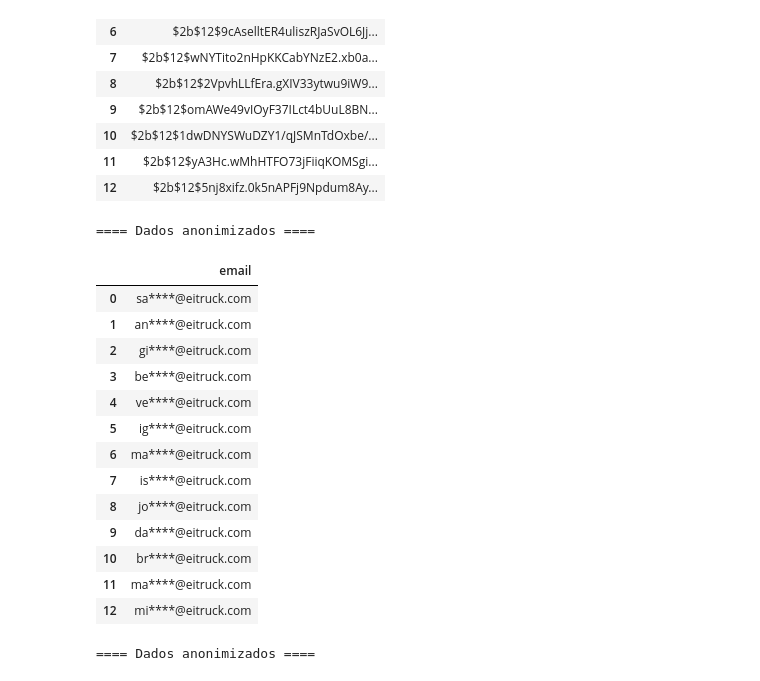
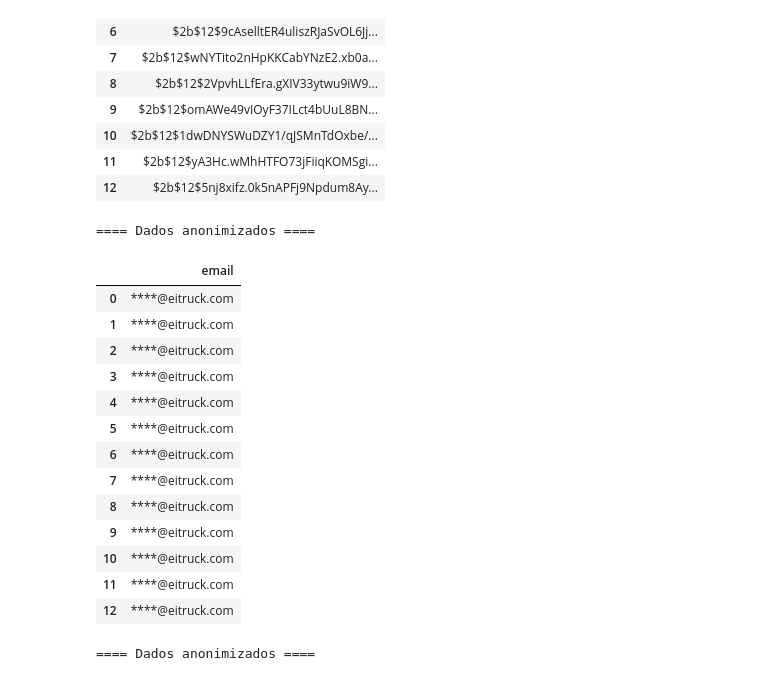
Before and after one commit to Ei-Truck/Pseudonimizacao-Anonimizacao-1ano, a Jupyter notebook: administrador.ipynb, the cells around one changed output. Saved outputs shown, nothing was run; the diff lists cells and outputs as text; code cells hidden in the pictures.

```diff
--- a/administrador.ipynb
+++ b/administrador.ipynb
@@ -26,15 +99,12 @@ query = "SELECT * FROM Administrador"
 dados_originais_df = pd.read_sql(query, engine_entrada)
 df_anon_admin = dados_originais_df.copy()
 # %%
-# pseudonimizar telefone
-def pseudonimizar_telefone(telefone):
-    s = str(telefone)
-    if len(s) != 11 or not s.isdigit():
-        return telefone
-    return "**" + s[2:5] + "****" + s[9:11]
+def anonimizar_digitos(valor):
+    valor_str = str(valor)
+    valor_anonimizado = ''.join('*' if caractere.isdigit() else caractere for caractere in valor_str)
+    return valor_anonimizado
 
-df_anon_admin["telefone"] = df_anon_admin["telefone"].apply(pseudonimizar_telefone)
-
+df_anon_admin["telefone"] = df_anon_admin["telefone"].map(anonimizar_digitos)
 
 print("==== Dados anonimizados ====")
 display(df_anon_admin[["telefone"]])
@@ -57,20 +127,10 @@ display(df_anon_admin[["telefone"]])
 # %%
-# Anonimização administrador
-def anonimizar_cpf(cpf, chave):
-    cpf = str(cpf)
-    chave = str(chave).lower()
-    senha_cripto = ''
-    i = 0
-    for l in cpf:
-        deslocamento = ord(chave[i % (len(chave))]) - ord('a')
-        nova_letra = chr((ord(l) - 32 + deslocamento) % 95 + 32)
-        senha_cripto += nova_letra
-        i += 1
-    return senha_cripto
+def anonimizar_digitos(valor):
+    valor_str = str(valor)
+    valor_anonimizado = ''.join('*' if caractere.isdigit() else caractere for caractere in valor_str)
+    return valor_anonimizado
 
-
-chave = "minhachave"
-df_anon_admin["cpf"] = df_anon_admin["cpf"].apply(lambda x: anonimizar_cpf(x, chave))
+df_anon_admin["cpf"] = df_anon_admin["cpf"].map(anonimizar_digitos)
 
 print("==== Dados anonimizados ====")
 display(df_anon_admin[["cpf"]])
@@ -125,33 +185,34 @@ display(df_anon_admin[["senha"]])
 | 12 | $2b$12$5nj8xifz.0k5nAPFj9Npdum8Ay... |
 # %%
 # Pseudonimização email
-def pseudonimizar_email(email):
+def pseudonimizar(email):
     email = str(email)
     parte_local, dominio = email.split("@")
 
     if len(parte_local) > 3:
-        parte_local_pseudo = parte_local[:2] + "****"
+        parte_local_pseudo = parte_local[:0] + "****"
     else:
         parte_local_pseudo = parte_local + "****"
     return parte_local_pseudo + "@" + dominio
-df_anon_admin["email"] = df_anon_admin["email"].apply(pseudonimizar_email)
+
+df_anon_admin["email"] = df_anon_admin["email"].apply(pseudonimizar)
 
 print("==== Dados anonimizados ====")
 display(df_anon_admin[["email"]])
 # %% [output]
 ==== Dados anonimizados ====
 |  | email |
-| 0 | sa****@eitruck.com |
-| 1 | an****@eitruck.com |
-| 2 | gi****@eitruck.com |
-| 3 | be****@eitruck.com |
-| 4 | ve****@eitruck.com |
-| 5 | ig****@eitruck.com |
-| 6 | ma****@eitruck.com |
-| 7 | is****@eitruck.com |
-| 8 | jo****@eitruck.com |
-| 9 | da****@eitruck.com |
-| 10 | br****@eitruck.com |
-| 11 | ma****@eitruck.com |
-| 12 | mi****@eitruck.com |
+| 0 | ****@eitruck.com |
+| 1 | ****@eitruck.com |
+| 2 | ****@eitruck.com |
+| 3 | ****@eitruck.com |
+| 4 | ****@eitruck.com |
+| 5 | ****@eitruck.com |
+| 6 | ****@eitruck.com |
+| 7 | ****@eitruck.com |
+| 8 | ****@eitruck.com |
+| 9 | ****@eitruck.com |
+| 10 | ****@eitruck.com |
+| 11 | ****@eitruck.com |
+| 12 | ****@eitruck.com |
 # %%
```
Also changed, not shown: parts of 4 cells of this notebook, 2 other files.
